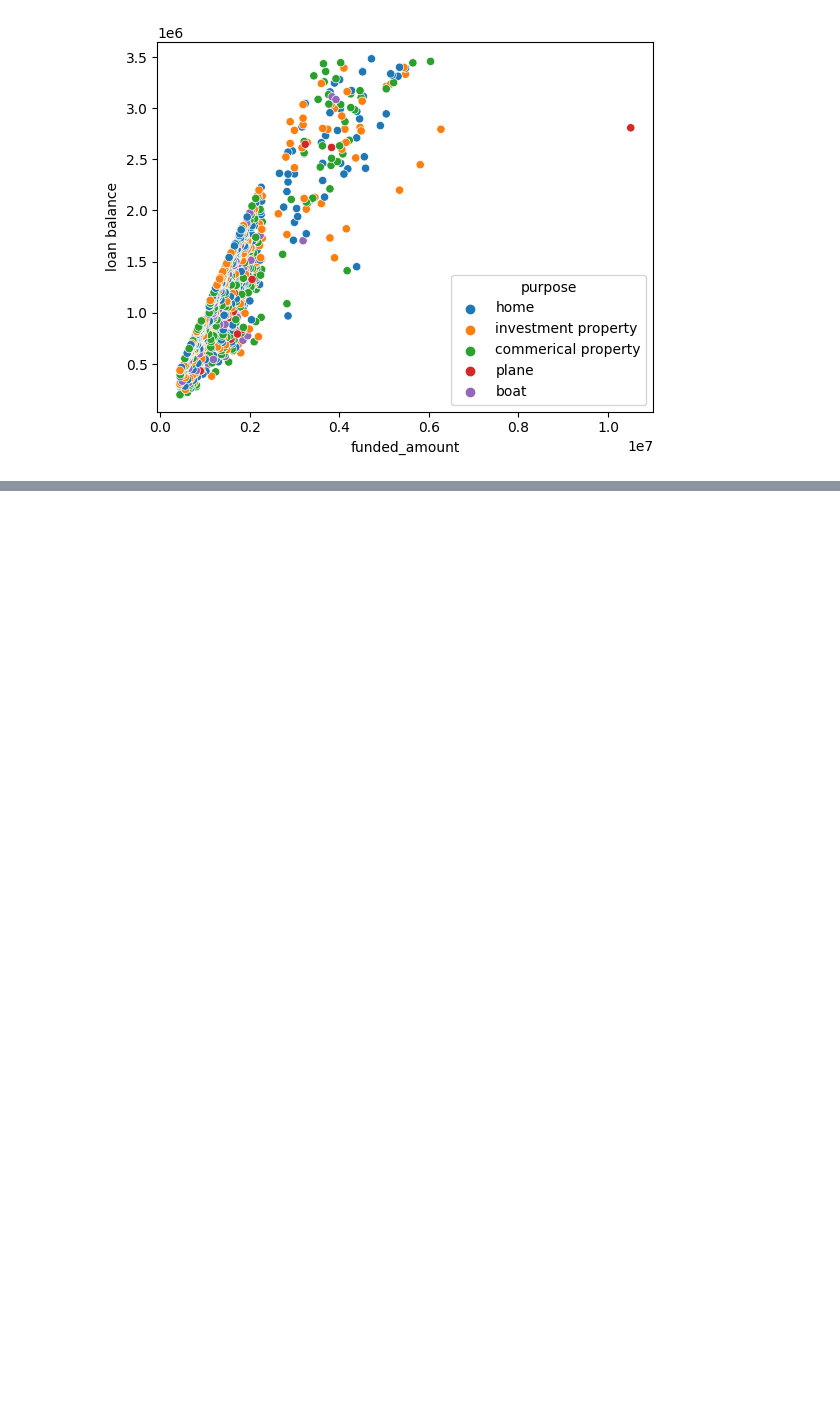
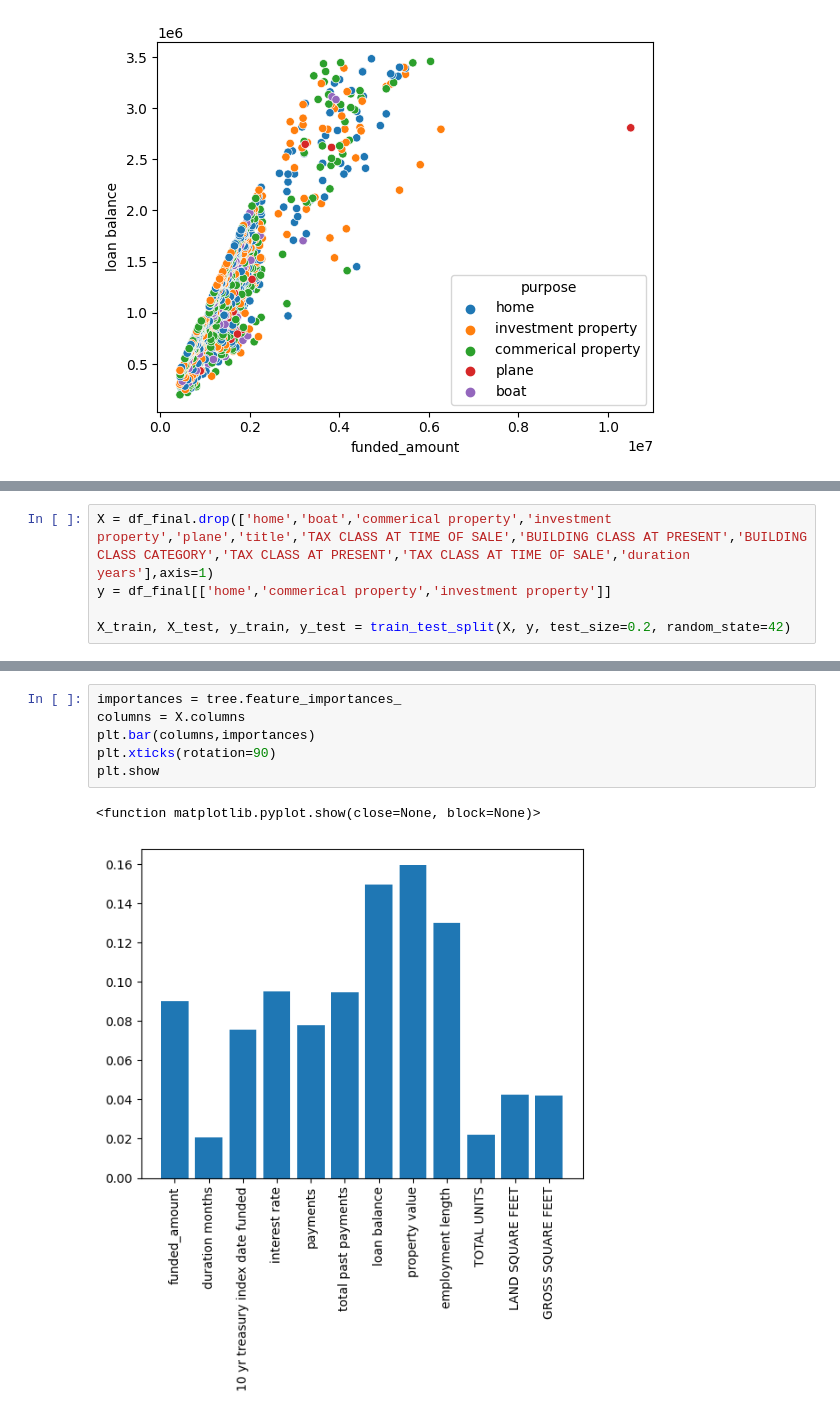
Before and after one commit to DurangoFon/DurangoFon-Luxury_loan_NY_repository, a Jupyter notebook: 04_luxury_loan_amount(purpose).ipynb, the cells around one changed output, grey strips where cells are left out. Saved outputs shown, nothing was run; the diff lists cells and outputs as text; blank space fills up the shorter version.

```diff
--- a/04_luxury_loan_amount(purpose).ipynb
+++ b/04_luxury_loan_amount(purpose).ipynb
@@ -100,0 +130,5 @@ sns.scatterplot(data = df_processed_by_date, x = 'funded_amount', y= 'loan balan
+# %%
+X = df_final.drop(['home','boat','commerical property','investment property','plane','title','TAX CLASS AT TIME OF SALE','BUILDING CLASS AT PRESENT','BUILDING CLASS CATEGORY','TAX CLASS AT PRESENT','TAX CLASS AT TIME OF SALE','duration years'],axis=1)
+y = df_final[['home','commerical property','investment property']]
+
+X_train, X_test, y_train, y_test = train_test_split(X, y, test_size=0.2, random_state=42)
@@ -100,0 +188,9 @@ sns.scatterplot(data = df_processed_by_date, x = 'funded_amount', y= 'loan balan
+# %%
+importances = tree.feature_importances_
+columns = X.columns
+plt.bar(columns,importances)
+plt.xticks(rotation=90)
+plt.show
+# %% [output]
+<function matplotlib.pyplot.show(close=None, block=None)>
+[figure, added]
```
Also changed, not shown: parts of 23 cells of this notebook, 1 other file.
